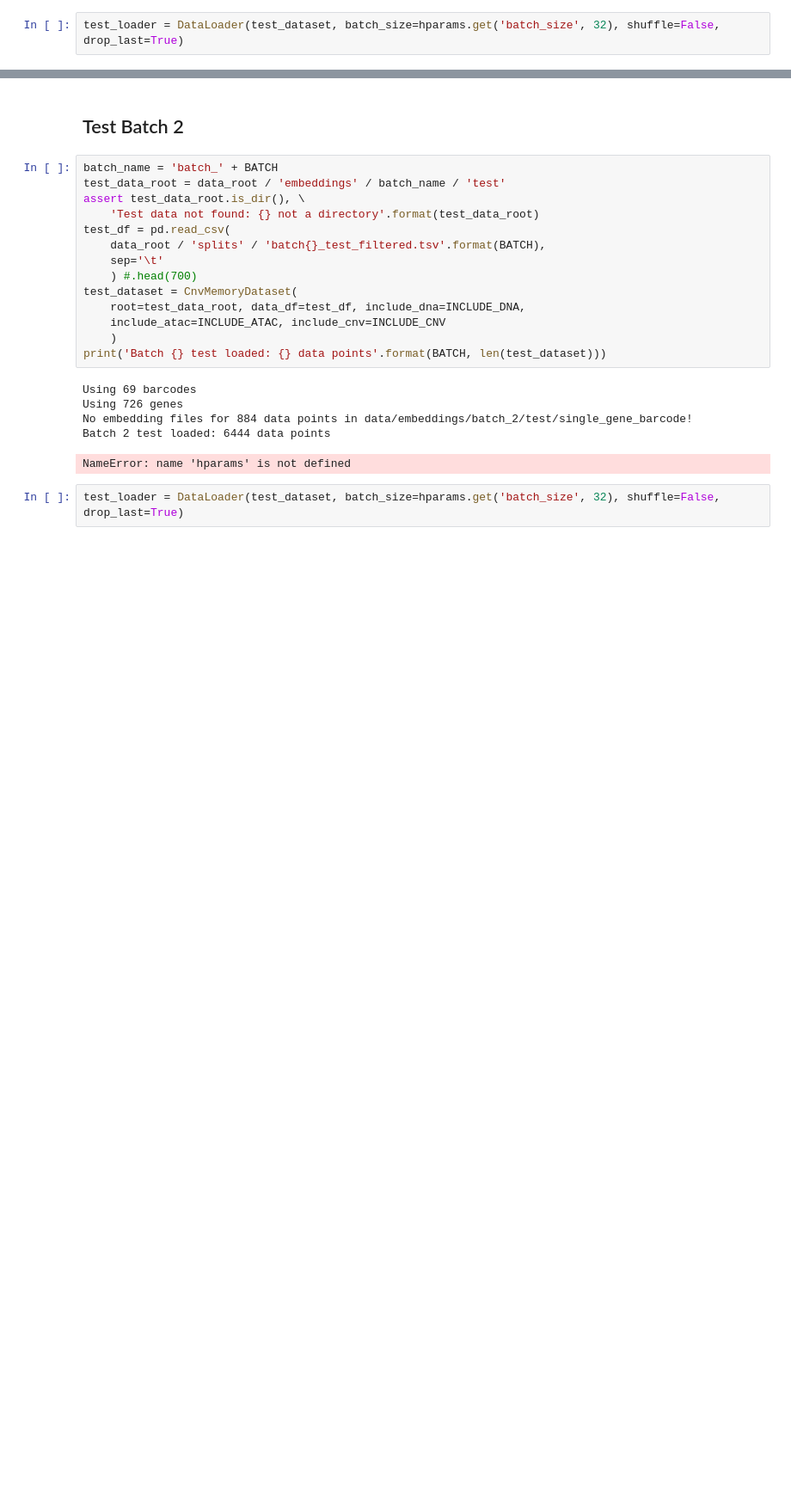
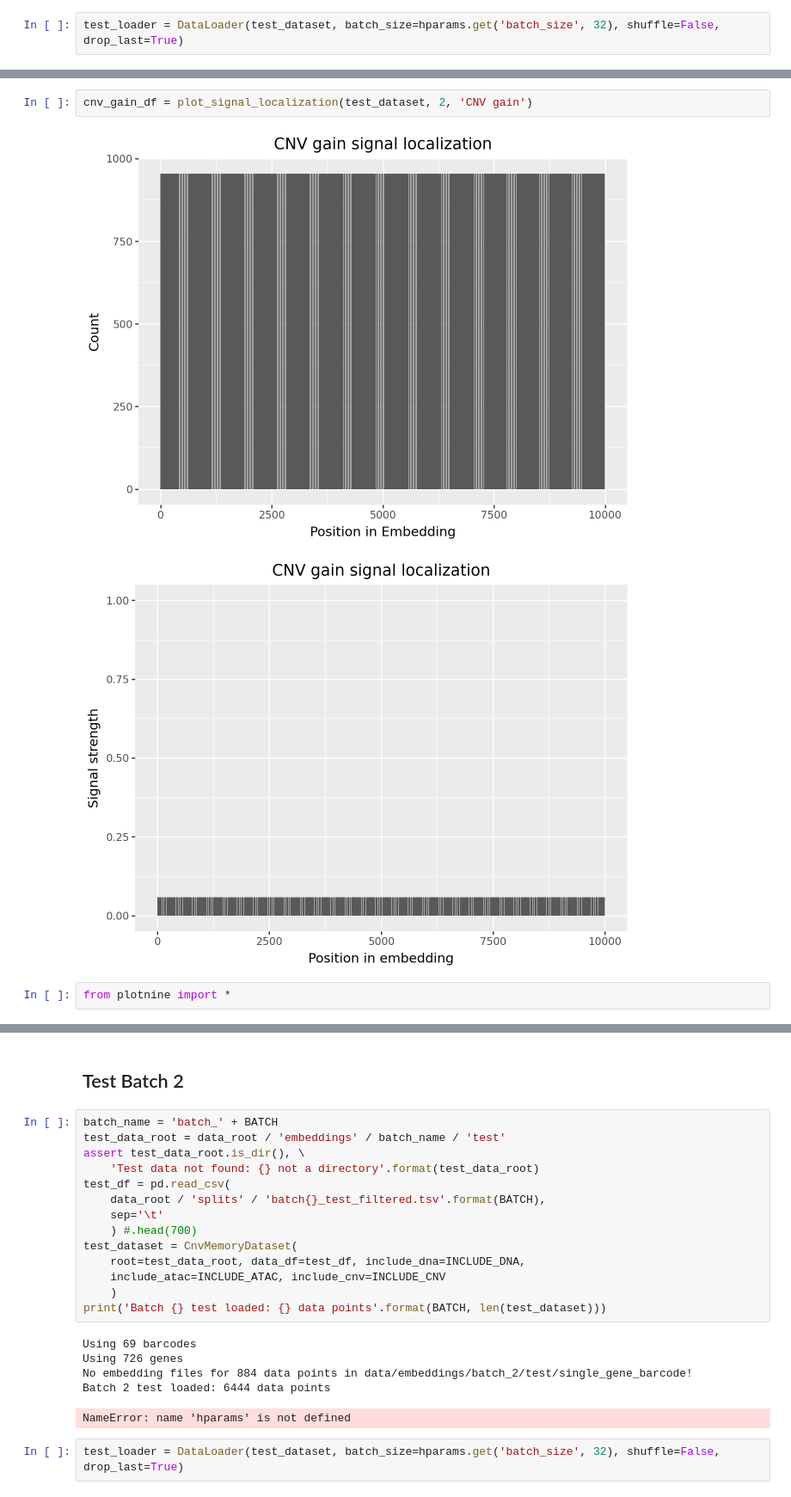
Before and after one commit to riccardoAli31/Gene-expression-changes-from-CNV, a Jupyter notebook: cnn_test.ipynb, the cells around one changed output, grey strips where cells are left out. Shown at 86% size. Saved outputs shown, nothing was run; the diff lists cells and outputs as text; blank space fills up the shorter version.

```diff
--- a/cnn_test.ipynb
+++ b/cnn_test.ipynb
@@ -85,0 +122,7 @@ test_loader = DataLoader(test_dataset, batch_size=hparams.get('batch_size', 32),
+# %%
+cnv_gain_df = plot_signal_localization(test_dataset, 2, 'CNV gain')
+# %% [output]
+[figure, added]
+[figure, added]
+# %%
+from plotnine import *
```
Also changed, not shown: parts of 12 cells of this notebook, 1 other file.
